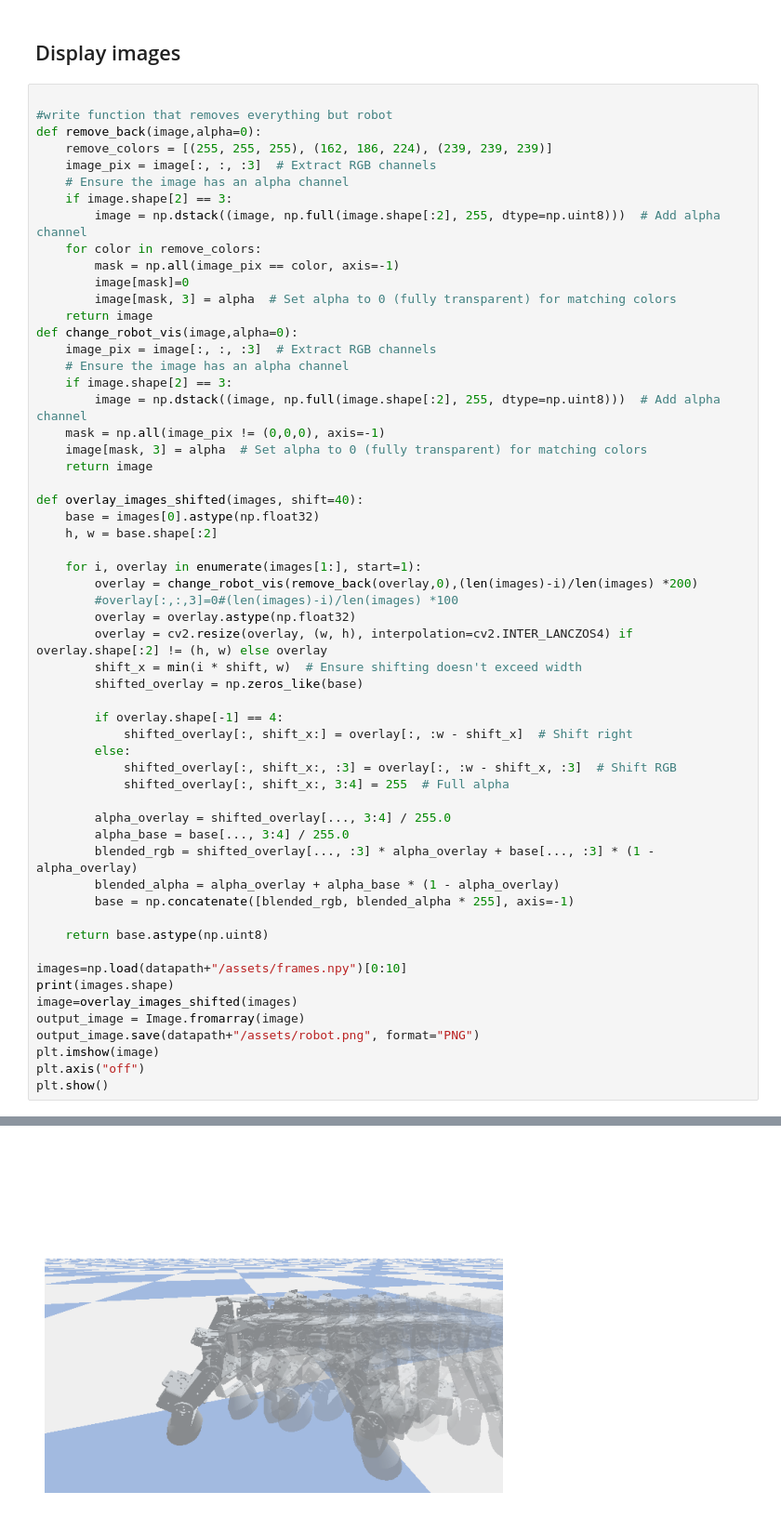
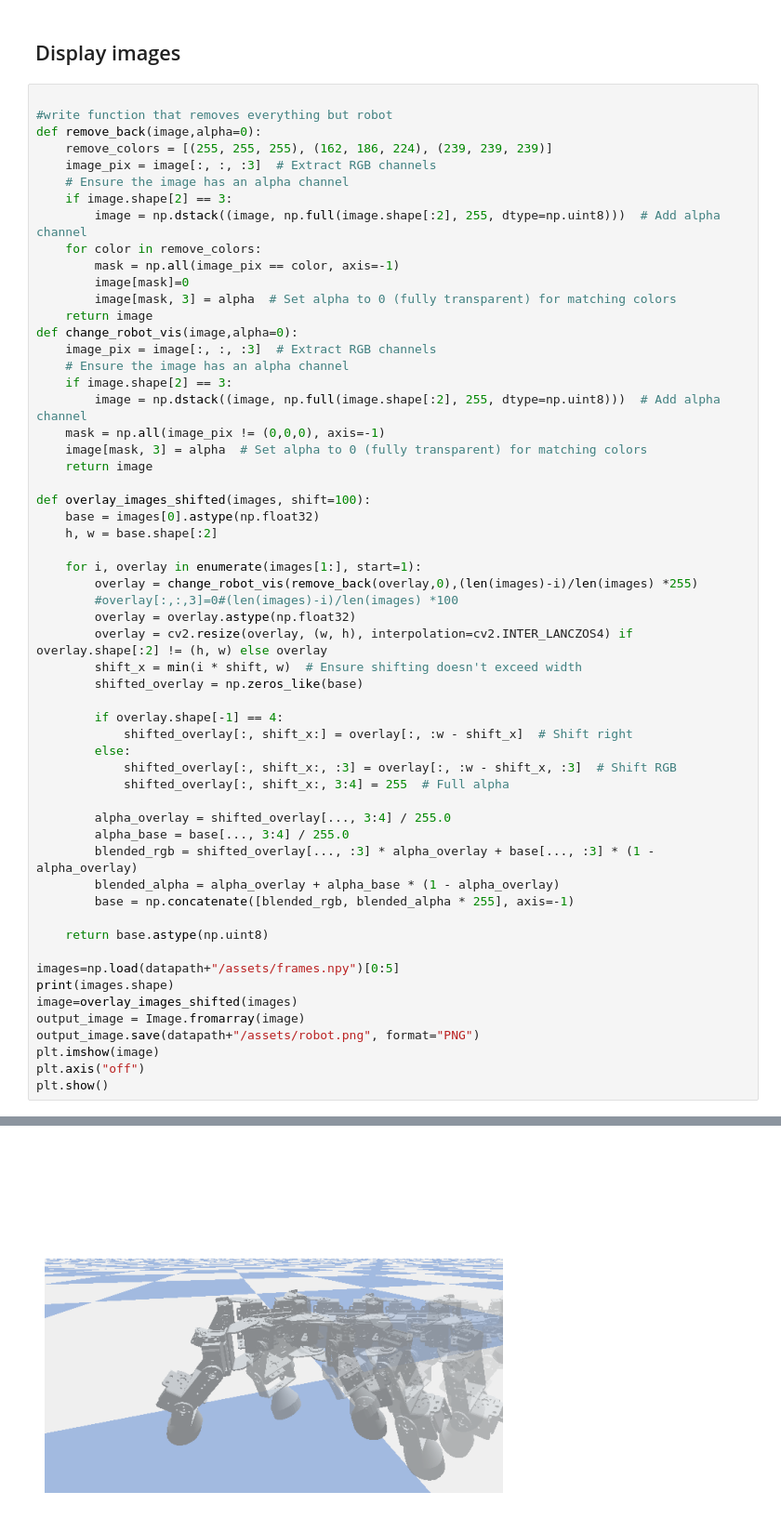
Before and after one commit to shepai/Quadruped, a Jupyter notebook: Code/GAs/revie.ipynb, the cells around one changed output, grey strips where cells are left out. Shown: that part at 93% size. Cells and saved outputs as stored; diff of their text form.

```diff
--- a/Code/GAs/revie.ipynb
+++ b/Code/GAs/revie.ipynb
@@ -124,12 +124,12 @@ def change_robot_vis(image,alpha=0):
     image[mask, 3] = alpha  # Set alpha to 0 (fully transparent) for matching colors
     return image
 
-def overlay_images_shifted(images, shift=40):
+def overlay_images_shifted(images, shift=100):
     base = images[0].astype(np.float32)
     h, w = base.shape[:2]
 
     for i, overlay in enumerate(images[1:], start=1):
-        overlay = change_robot_vis(remove_back(overlay,0),(len(images)-i)/len(images) *200)
+        overlay = change_robot_vis(remove_back(overlay,0),(len(images)-i)/len(images) *255)
         #overlay[:,:,3]=0#(len(images)-i)/len(images) *100
         overlay = overlay.astype(np.float32)
         overlay = cv2.resize(overlay, (w, h), interpolation=cv2.INTER_LANCZOS4) if overlay.shape[:2] != (h, w) else overlay
@@ -150,7 +150,7 @@ def overlay_images_shifted(images, shift=40):
 
     return base.astype(np.uint8)
 
-images=np.load(datapath+"/assets/frames.npy")[0:10]
+images=np.load(datapath+"/assets/frames.npy")[0:5]
 print(images.shape)
 image=overlay_images_shifted(images)
 output_image = Image.fromarray(image)
@@ -163 +163 @@ plt.show()
-[figure, old version]
+[figure, new version]
```
Also changed, not shown: parts of 1 cell of this notebook.
